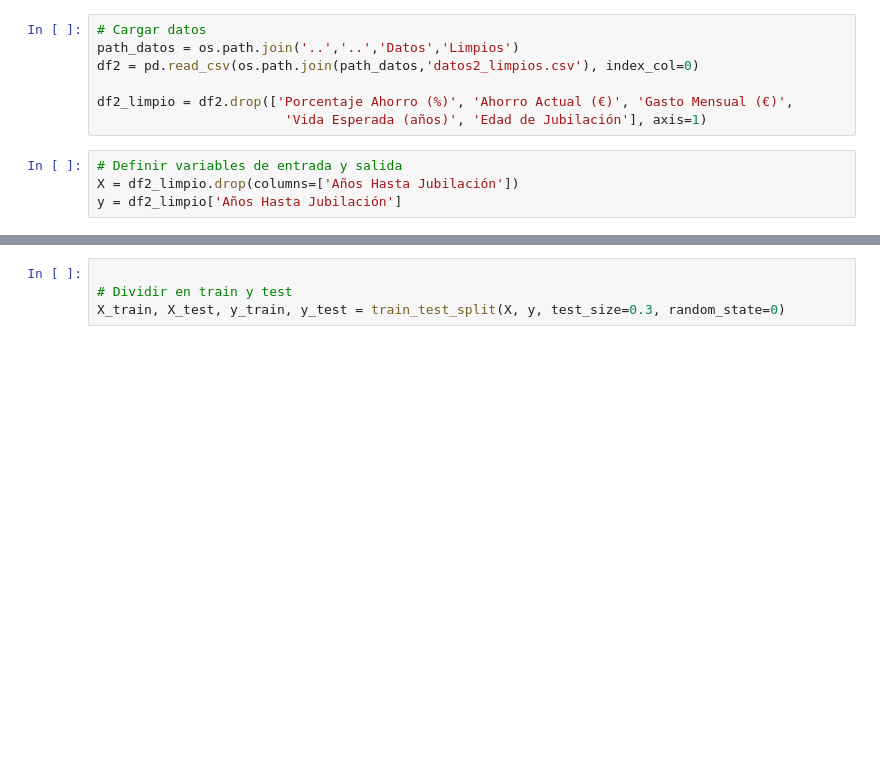
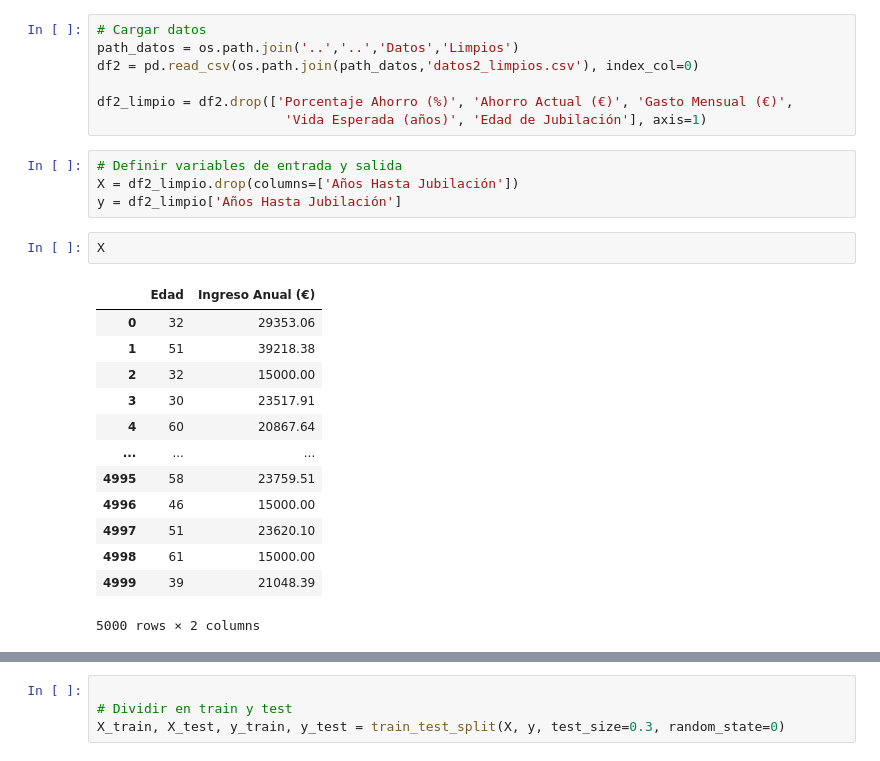
Before and after one commit to ortegafer/reto07_verde_oscuro, a Jupyter notebook: notebooks/Data Mining/modelización_2.ipynb, the cells around one changed output, grey strips where cells are left out. Saved outputs shown, nothing was run; the diff lists cells and outputs as text; blank space fills up the shorter version.

```diff
--- a/notebooks/Data Mining/modelización_2.ipynb
+++ b/notebooks/Data Mining/modelización_2.ipynb
@@ -18,3 +18,19 @@ df2_limpio = df2.drop(['Porcentaje Ahorro (%)', 'Ahorro Actual (€)', 'Gasto Me
 # Definir variables de entrada y salida
 X = df2_limpio.drop(columns=['Años Hasta Jubilación'])
 y = df2_limpio['Años Hasta Jubilación']
+# %%
+X
+# %% [output]
+|  | Edad | Ingreso Anual (€) |
+| 0 | 32 | 29353.06 |
+| 1 | 51 | 39218.38 |
+| 2 | 32 | 15000.00 |
+| 3 | 30 | 23517.91 |
+| 4 | 60 | 20867.64 |
+| ... | ... | ... |
+| 4995 | 58 | 23759.51 |
+| 4996 | 46 | 15000.00 |
+| 4997 | 51 | 23620.10 |
+| 4998 | 61 | 15000.00 |
+| 4999 | 39 | 21048.39 |
+5000 rows × 2 columns
```
Also changed, not shown: parts of 3 cells of this notebook, 1 other file.
